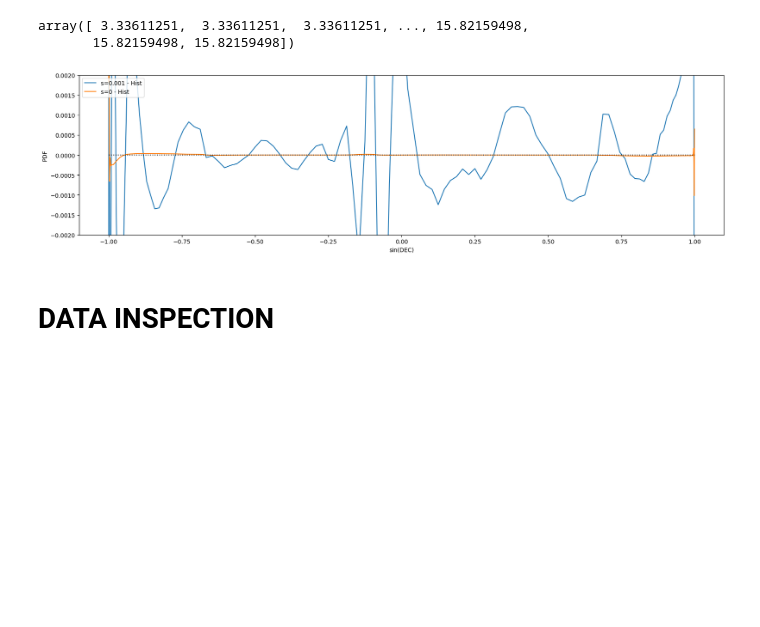
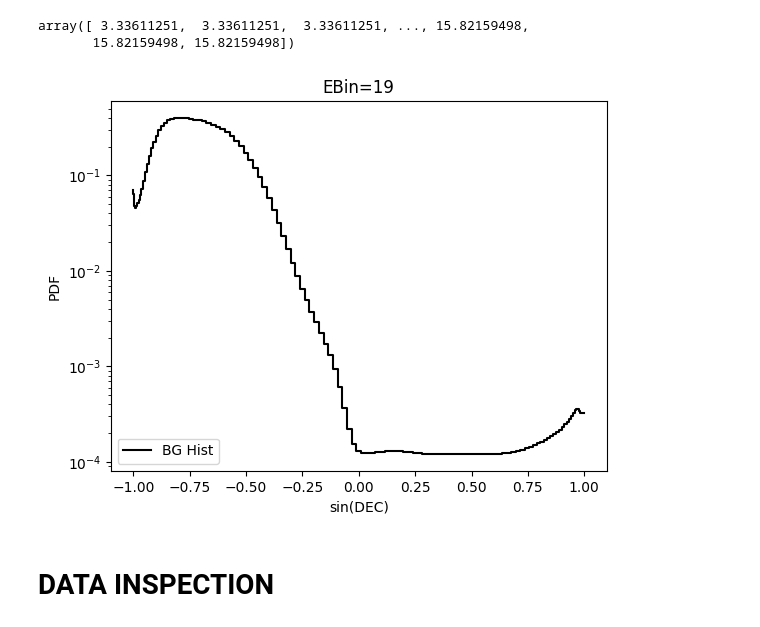
Before and after one commit to MACampana/BinnedTracks, a Jupyter notebook: NEW_BinnedAnalysis.ipynb, the cells around one changed output. Saved outputs shown, nothing was run; the diff lists cells and outputs as text; code cells hidden in the pictures; blank space fills up the shorter version.

```diff
--- a/NEW_BinnedAnalysis.ipynb
+++ b/NEW_BinnedAnalysis.ipynb
@@ -1542,8 +1107,9 @@ template_path = 'templates/Fermi-LAT_pi0_map.npy'
 # %%
-bin_chilln = BinnedTemplateAnalysis(data_path, sig_path, grl_path, is_binned=True, savedir='data/level3/binned', name='Level3_10yr_25bins',
-                 template=template_path, gamma=2.7, cutoff=10**(-1.0),
+bin_chilln = BinnedTemplateAnalysis(data_path, sig_path, grl_path, is_binned=True,
+                 savedir='data/level3/binned', name='Level3pass2_IC86_2011-2022_100EqStatsBins',
+                 template=template_path, gamma=2.7,
                  nside=32, min_dec_deg=-80, max_dec_deg=80, verbose=False,
-                 ebins=[25],
-                 qtot=True, force=False)
+                 ebins=q_bins100,
+                 qtot=True, force=False, sigsub=True)
 # %% [output]
 Setting up:
@@ -1572,5 +1128,0 @@ bin_chilln.create_bghists('data/level3/exp/npy', savedir='data/level3/bghists')
-# %%
-results = np.array([],dtype=[('seed', int),('ns', float),('ts', float)])
-for s,f in enumerate(sorted(glob('data/level3/binned/scrambles/10yr_25bins/Fermi*.npy'))):
-    res = bin_chilln.get_one_fit(n_sig=3000, truth=False, seed=s, verbose=False, poisson=False, path=f)
-    results = np.append(results, res)
@@ -1700,34 +1270,34 @@ bin_chilln.create_bg_acc_spline(skw={'s':0.001})
 # %%
-plt.figure(figsize=(20,5))
+plt.figure()
+ind = 19
 dec_mask = (bin_chilln.bin_decs <= np.radians(bin_chilln.max_dec_deg)) & (bin_chilln.bin_decs >= np.radians(bin_chilln.min_dec_deg))
-x = (np.unique(bin_chilln.bin_decs))
-y2=bin_chilln.get_acc_from_spline(np.sin(x), 0, acc='bg')
-h0=bin_chilln.bg_hist[0]
+x = np.linspace(-np.pi/2,np.pi/2,1000)#(np.unique(bin_chilln.bin_decs))
+#ys=bin_chilln.get_acc_from_spline(np.sin(x), ind, acc='signal')
+#b=bin_chilln.get_acc_from_spline(np.sin(x), ind, acc='bg')
+#yb=np.exp(bin_chilln.bg_acc_spline[ind](np.sin(x)))
+h0=bin_chilln.binned_bg_hists[ind]
+#h1=bin_chilln.sig_hists[ind]
+#hk=hl.kde(np.sin(bin_chilln.bin_decs), weights=bin_chilln.binned_data[24])
+#hs=h0.gaussian_filter1d(5)
 #w=bin_chilln.bg_perpix_bydec_nohist[0]/hp.nside2pixarea(32)
 #z=bin_chilln.p_b[0, [np.arange(hp.nside2npix(32))[bin_chilln.bin_decs==d][0] for d in x]] * np.sum(bin_chilln.get_acc_from_spline(np.sin(bin_chilln.bin_decs), 0, acc='bg')[dec_mask])
 #z=bin_chilln.p_b[0, hp.ang2pix(32, np.pi/2-x, np.full_like(x, 3.131))] * np.sum(bin_chilln.get_acc_from_spline(np.sin(bin_chilln.bin_decs), 0, acc='bg')[dec_mask])
 
-#hl.plot1d(h0, color='k', label='Hist')
-#plt.plot(np.sin(x), y0, label='s=0')
-#plt.plot(np.sin(x), y2, label='s=.001')
-#plt.plot(np.sin(x),w, label='s=.0001')
-#plt.plot(np.sin(x), y-w, label = '0 - 0.0001')
-#plt.plot(np.sin(x), y-z, label = '0 - 0.001')
-plt.plot(np.sin(x),y2-h0.get_values(np.sin(x)), label='s=0.001 - Hist')
-plt.plot(np.sin(x),y0-h0.get_values(np.sin(x)), label='s=0 - Hist')
-#plt.plot(np.sin(x),y3-h0.get_values(np.sin(x)), label='s=0.0001')
-#plt.plot(np.sin(x),y2-h0.get_values(np.sin(x)), label='s=0.001')
-#plt.plot(np.sin(x),y1-h0.get_values(np.sin(x)), label='s=0.01')
-#plt.plot(np.sin(x),y0-h0.get_values(np.sin(x)), label='s=0')
+hl.plot1d(h0, color='k', label='BG Hist')
+#u_decs = np.unique(bin_chilln.bin_decs)
+#m = [np.argwhere(bin_chilln.bin_decs==ud)[0] for ud in u_decs]
+#plt.plot(np.sin(u_decs), a.item()['bg'][ind][m])
 
 plt.hlines(0, -1, 1, linestyle=':', color='k')
-#plt.vlines(np.sin(bin_chilln.bin_decs), -.05, .25, linestyle=':', linewidth=1, color='k')
+#plt.vlines(np.sin(np.radians(80)), -.05, .3, linestyle=':', linewidth=1, color='k')
 
 plt.xlabel('sin(DEC)')
 plt.ylabel('PDF')
-plt.ylim(-.002,.002)
+#plt.ylim(-.002,.002)
 #plt.xlim(-.2, .2)
-plt.legend(title='', loc='upper left')
+plt.legend(title='', loc='lower left')
+plt.semilogy()
+plt.title(f'EBin={ind}')
 plt.show()
 # %% [output]
-[figure, old version]
+[figure, new version]
```
Also changed, not shown: parts of 51 cells of this notebook, 14 other files.
